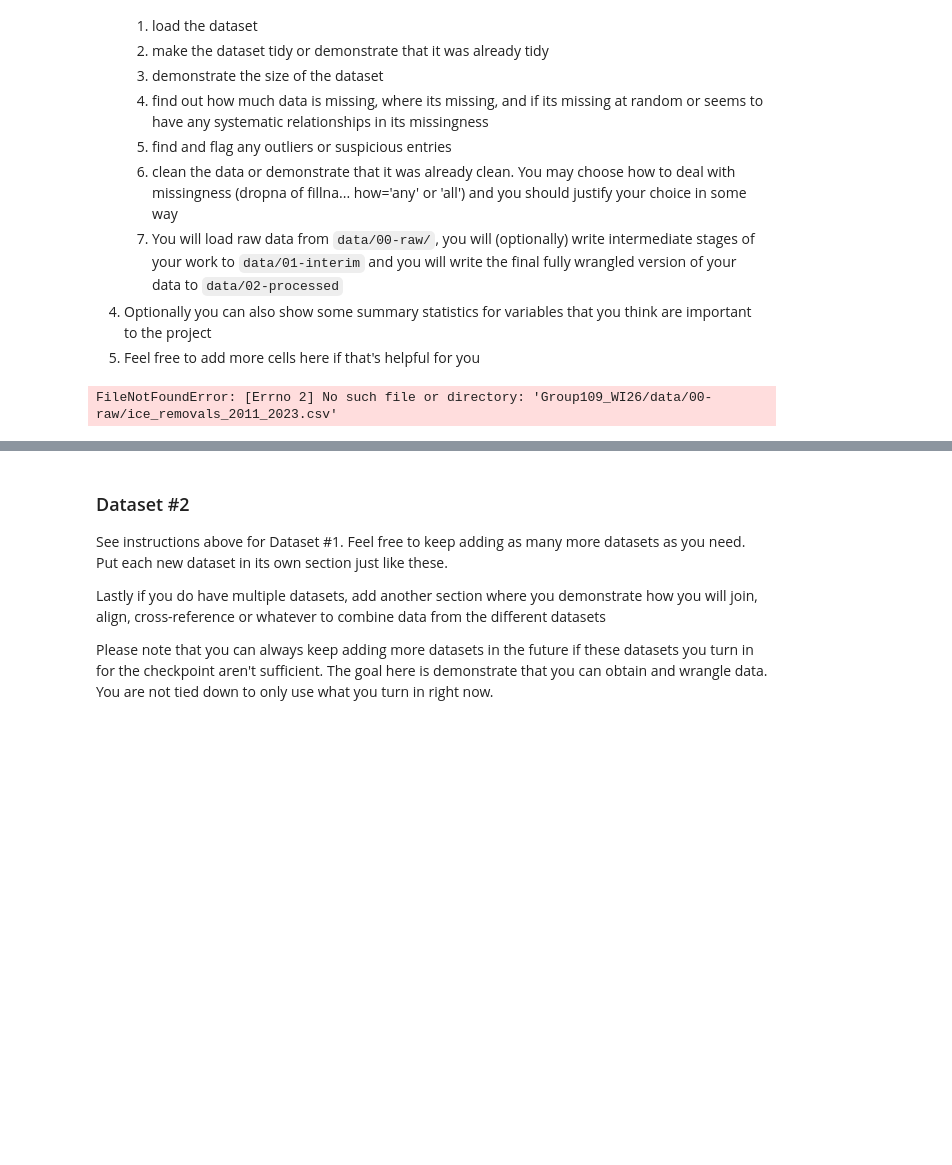
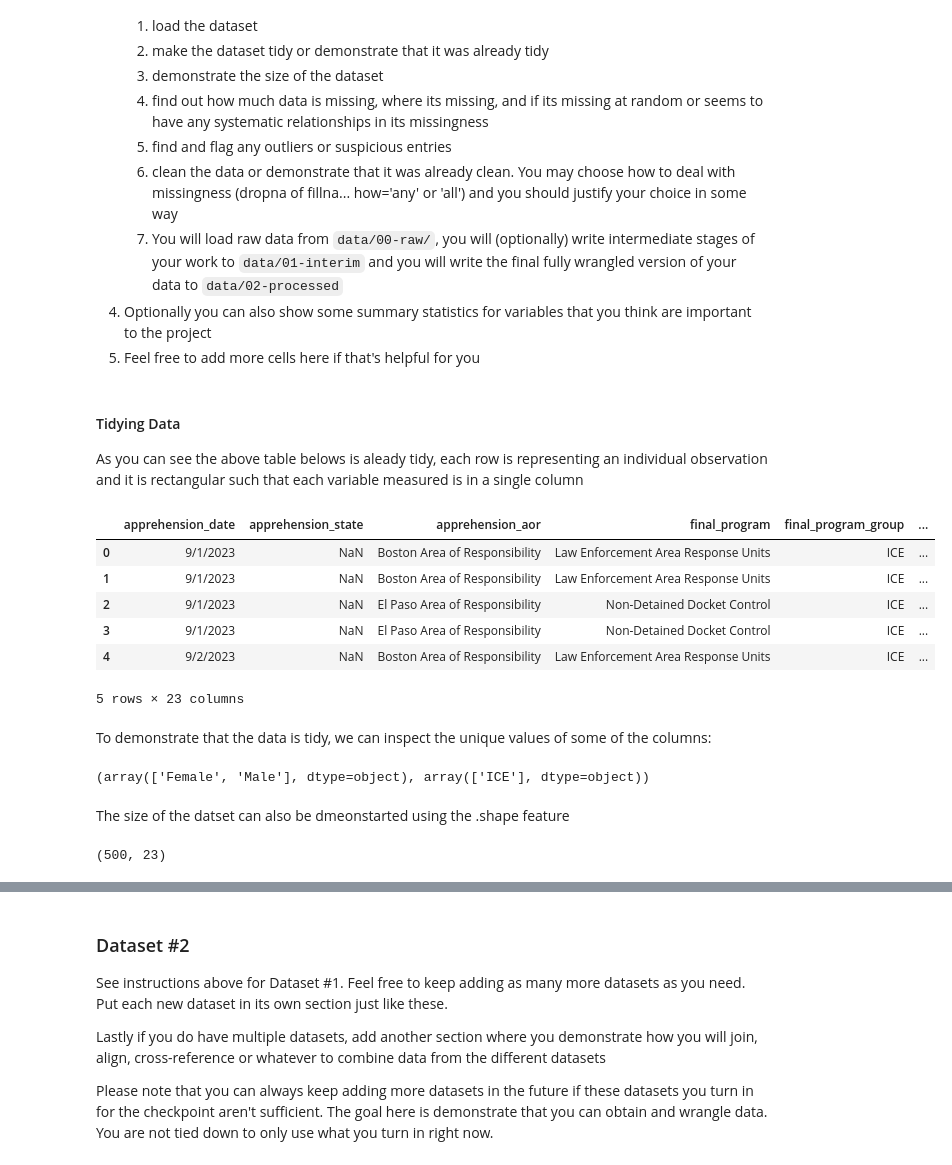
Before and after one commit to COGS108/Group109_WI26, a Jupyter notebook: 01-DataCheckpoint.ipynb, the cells around one changed output, grey strips where cells are left out. Cells and saved outputs as stored; diff of their text form; code cells hidden in the pictures; blank space fills up the shorter version.

```diff
--- a/01-DataCheckpoint.ipynb
+++ b/01-DataCheckpoint.ipynb
@@ -168,9 +165,31 @@ Instructions:
     7. You will load raw data from `data/00-raw/`, you will (optionally) write intermediate stages of your work to `data/01-interim` and you will write the final fully wrangled version of your data to `data/02-processed`
 4. Optionally you can also show some summary statistics for variables that you think are important to the project
 5. Feel free to add more cells here if that's helpful for you
+# %% [markdown]
+#### Tidying Data
+As you can see the above table belows is aleady tidy, each row is representing an individual observation and it is rectangular such that each variable measured is in a single column
 # %%
 ## YOUR CODE TO LOAD/CLEAN/TIDY/WRANGLE THE DATA GOES HERE
-df = pd.read_csv("Group109_WI26/data/00-raw/ice_removals_2011_2023.csv")
-df.head()
+import pandas as pd
+ice_arrests_2023_2025 = pd.read_csv("data/00-raw/ice_arrests_2023_2025.csv")
+ice_arrests_2023_2025.head()
 # %% [output]
+|  | apprehension_date | apprehension_state | apprehension_aor | final_program | final_program_group | ... |
+| 0 | 9/1/2023 | NaN | Boston Area of Responsibility | Law Enforcement Area Response Units | ICE | ... |
+| 1 | 9/1/2023 | NaN | Boston Area of Responsibility | Law Enforcement Area Response Units | ICE | ... |
+| 2 | 9/1/2023 | NaN | El Paso Area of Responsibility | Non-Detained Docket Control | ICE | ... |
+| 3 | 9/1/2023 | NaN | El Paso Area of Responsibility | Non-Detained Docket Control | ICE | ... |
+| 4 | 9/2/2023 | NaN | Boston Area of Responsibility | Law Enforcement Area Response Units | ICE | ... |
-FileNotFoundError: [Errno 2] No such file or directory: 'Group109_WI26/data/00-raw/ice_removals_2011_2023.csv'
+5 rows × 23 columns
+# %% [markdown]
+To demonstrate that the data is tidy, we can inspect the unique values of some of the columns:
+# %%
+ice_arrests_2023_2025['gender'].unique(), ice_arrests_2023_2025['final_program_group'].unique()
+# %% [output]
+(array(['Female', 'Male'], dtype=object), array(['ICE'], dtype=object))
+# %% [markdown]
+The size of the datset can also be dmeonstarted using the .shape feature
+# %%
+ice_arrests_2023_2025.shape
+# %% [output]
+(500, 23)
```
Also changed, not shown: parts of 9 cells of this notebook.
